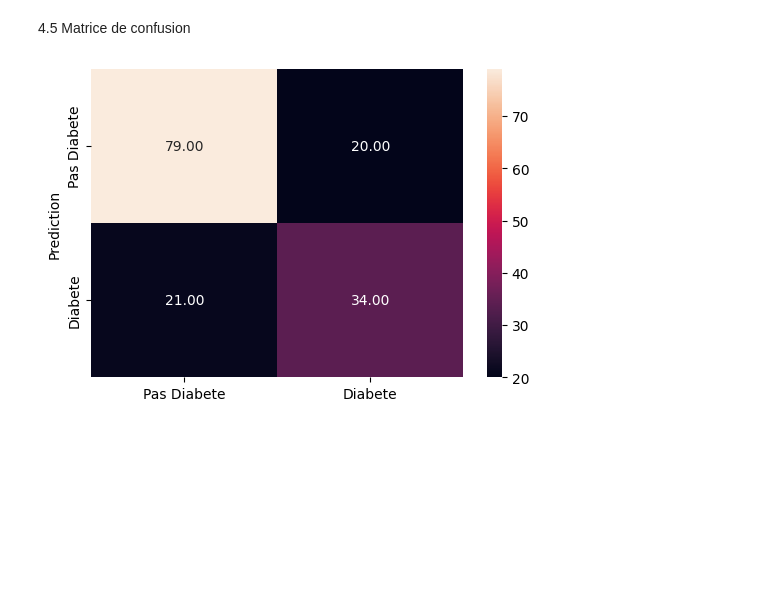
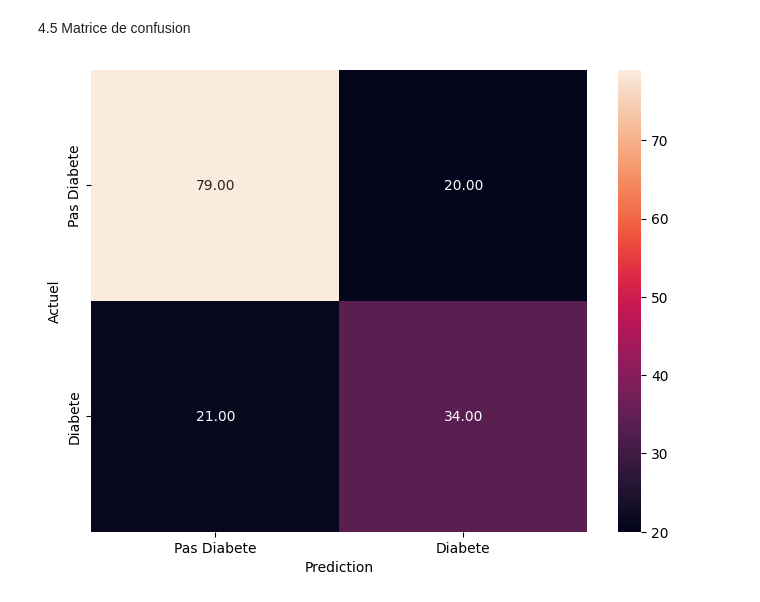
Before and after one commit to queenramzy/Projet_Diabete_SI, a Jupyter notebook: projet_diabete.ipynb, the cells around one changed output. Drawn from its saved outputs; the diff is of its cells as text; code cells hidden in the pictures; blank space fills up the shorter version.

```diff
--- a/projet_diabete.ipynb
+++ b/projet_diabete.ipynb
@@ -446,10 +446,10 @@ Le F1-score est une métrique qui combine la précision et le recall afin de fou
 4.5 Matrice de confusion
 # %%
 conf_mat = metrics.confusion_matrix(y_test, y_pred_lr)
-plt.figure(figsize=(6,4))
+plt.figure(figsize=(7,5))
 sns.heatmap(conf_mat, annot=True, fmt='.2f', xticklabels=['Pas Diabete', 'Diabete'], yticklabels=['Pas Diabete', 'Diabete'])
 plt.ylabel('Actuel')
-plt.ylabel('Prediction')
+plt.xlabel('Prediction')
 plt.show()
 # %% [output]
-[figure, old version]
+[figure, new version]
```
